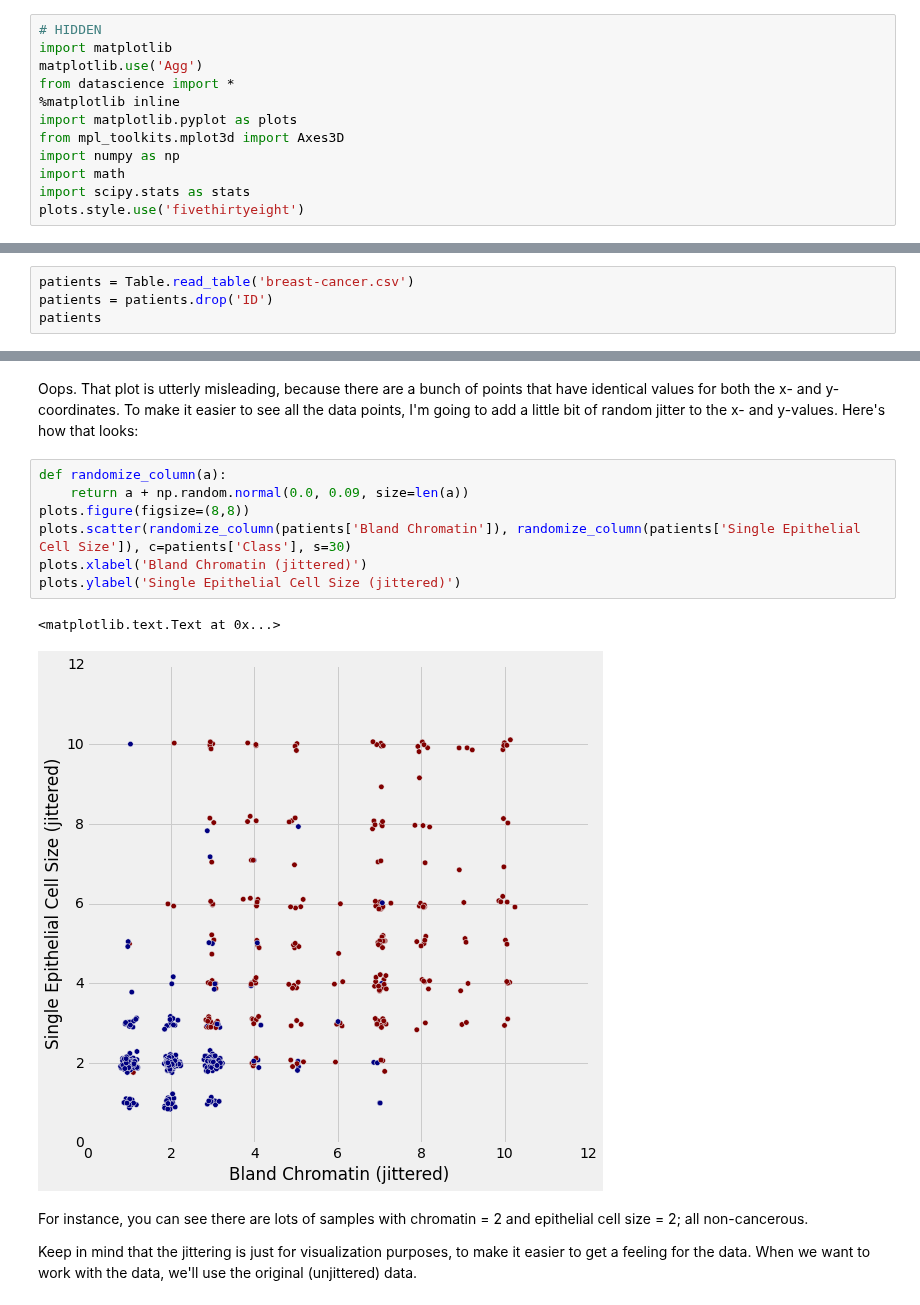
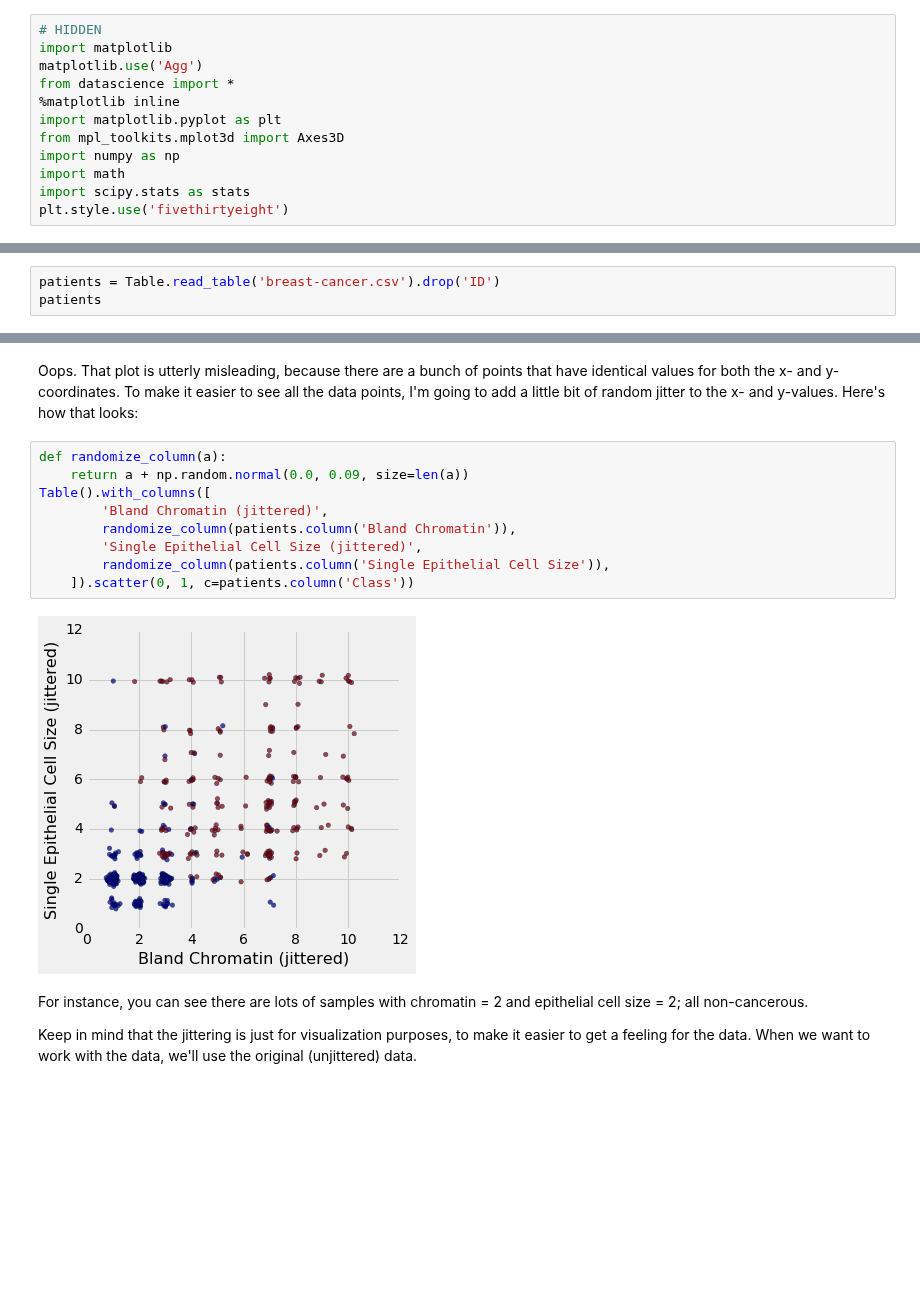
Before and after one commit to data-8/textbook, a Jupyter notebook: notebooks/Classification.ipynb, the cells around one changed output, grey strips where cells are left out. Saved outputs shown, nothing was run; the diff lists cells and outputs as text; blank space fills up the shorter version.

```diff
--- a/notebooks/Classification.ipynb
+++ b/notebooks/Classification.ipynb
@@ -4,12 +4,12 @@ import matplotlib
 matplotlib.use('Agg')
 from datascience import *
 %matplotlib inline
-import matplotlib.pyplot as plots
+import matplotlib.pyplot as plt
 from mpl_toolkits.mplot3d import Axes3D
 import numpy as np
 import math
 import scipy.stats as stats
-plots.style.use('fivethirtyeight')
+plt.style.use('fivethirtyeight')
 # %% [markdown]
 This section will discuss machine learning.  Machine learning is a class of techniques for automatically finding patterns in data and using it to draw inferences or make predictions.  We're going to focus on a particular kind of machine learning, namely, *classification*.
 
@@ -185,8 +176,7 @@ Unfortunately, distinguishing between benign vs malignant can be tricky.  So, re
 
 We end up with the following data set.  For the "Class" column, 1 means malignant (cancer); 0 means benign (not cancer).
 # %%
-patients = Table.read_table('breast-cancer.csv')
-patients = patients.drop('ID')
+patients = Table.read_table('breast-cancer.csv').drop('ID')
 patients
 # %% [output]
 | Clump Thickness | Uniformity of Cell Size | Uniformity of Cell Shape | Marginal Adhesion | Single Epithelial Cell Size | ... |
@@ -216,13 +202,14 @@ Oops.  That plot is utterly misleading, because there are a bunch of points that
 # %%
 def randomize_column(a):
     return a + np.random.normal(0.0, 0.09, size=len(a))
-plots.figure(figsize=(8,8))
-plots.scatter(randomize_column(patients['Bland Chromatin']), randomize_column(patients['Single Epithelial Cell Size']), c=patients['Class'], s=30)
-plots.xlabel('Bland Chromatin (jittered)')
-plots.ylabel('Single Epithelial Cell Size (jittered)')
+Table().with_columns([
+        'Bland Chromatin (jittered)',
+        randomize_column(patients.column('Bland Chromatin')),
+        'Single Epithelial Cell Size (jittered)',
+        randomize_column(patients.column('Single Epithelial Cell Size')),
+    ]).scatter(0, 1, c=patients.column('Class'))
 # %% [output]
-<matplotlib.text.Text at 0x...>
-[figure, old version]
+[figure, new version]
 # %% [markdown]
 For instance, you can see there are lots of samples with chromatin = 2 and epithelial cell size = 2; all non-cancerous.
 
```
Also changed, not shown: parts of 16 cells of this notebook, 4 other files.
